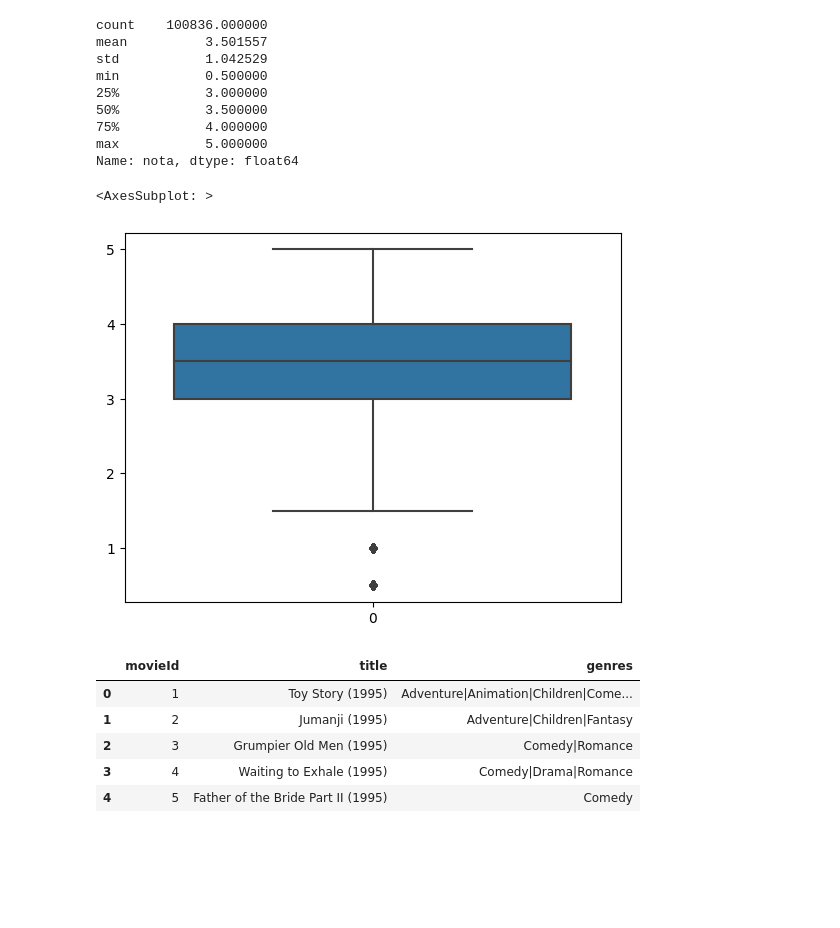
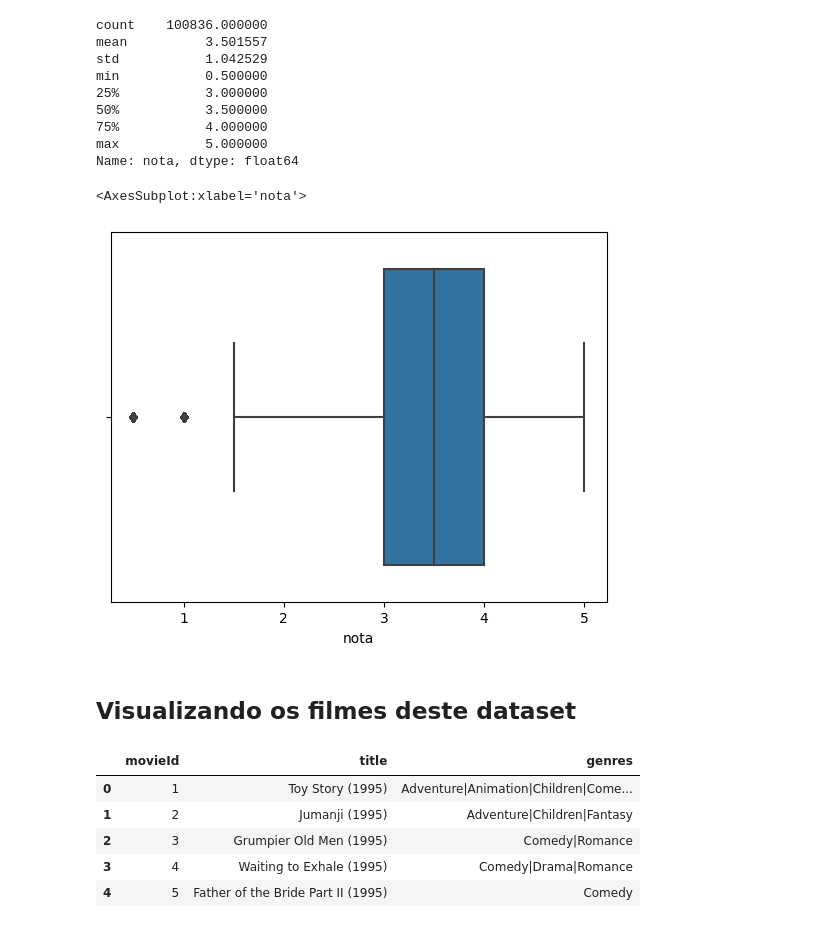
Before and after one commit to dgeison/ds_avaliacao_filmes, a Jupyter notebook: ds Filmes.ipynb, the cells around one changed output. Cells and saved outputs as stored; diff of their text form; code cells hidden in the pictures; blank space fills up the shorter version.

Commit message:
add plots, median and std

```diff
--- a/ds Filmes.ipynb
+++ b/ds Filmes.ipynb
@@ -104,9 +109,9 @@ Name: nota, dtype: float64
 # Import biblioteca de visualização
 import seaborn as sns
 # %%
-# Frequencia de forma gráfica
-sns.boxplot(notas.nota)
+# Frequência das notas usando o boxplot
+sns.boxplot(x=notas.nota)
 # %% [output]
-<AxesSubplot: >
+<AxesSubplot:xlabel='nota'>
-[figure, old version]
+[figure, new version]
 # %%
@@ -114,2 +119,4 @@ sns.boxplot(notas.nota)
 filmes = pd. read_csv('ml-latest-small/movies.csv')
+# %% [markdown]
+## Visualizando os filmes deste dataset
 # %%
```
Also changed, not shown: parts of 48 cells of this notebook, 1 other file.
